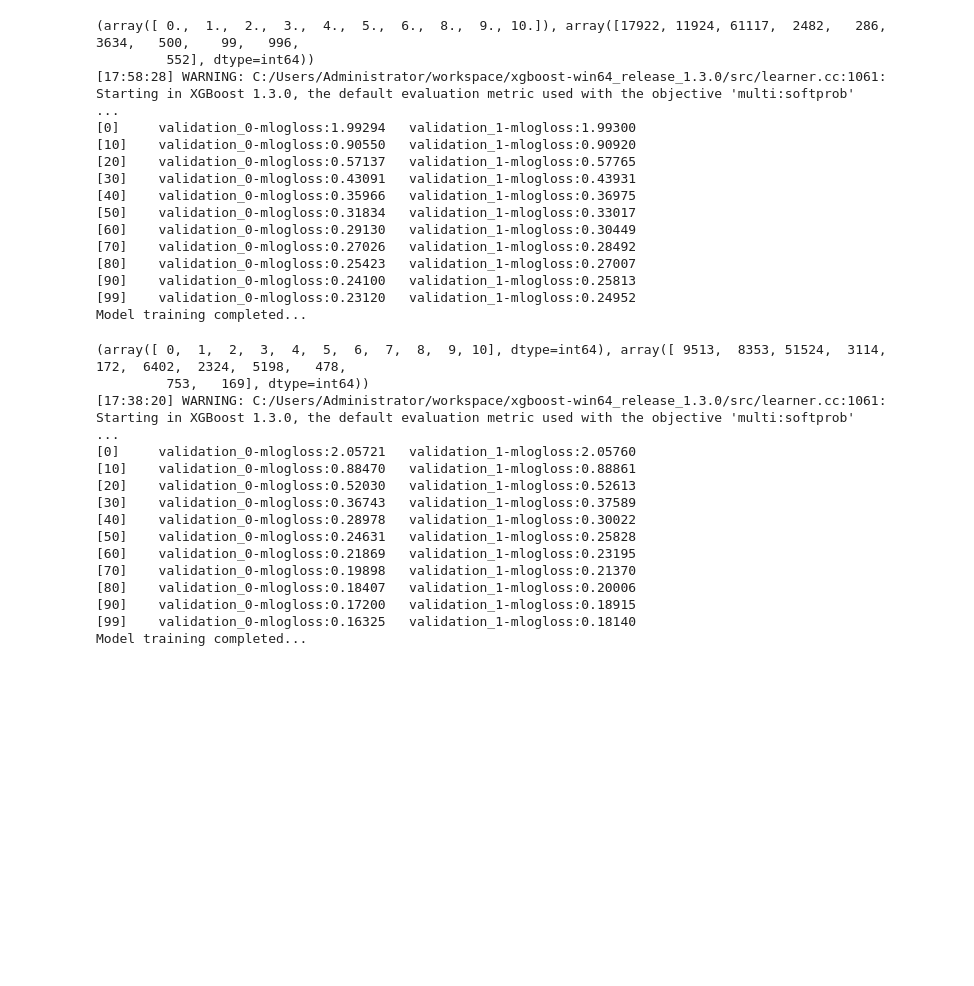
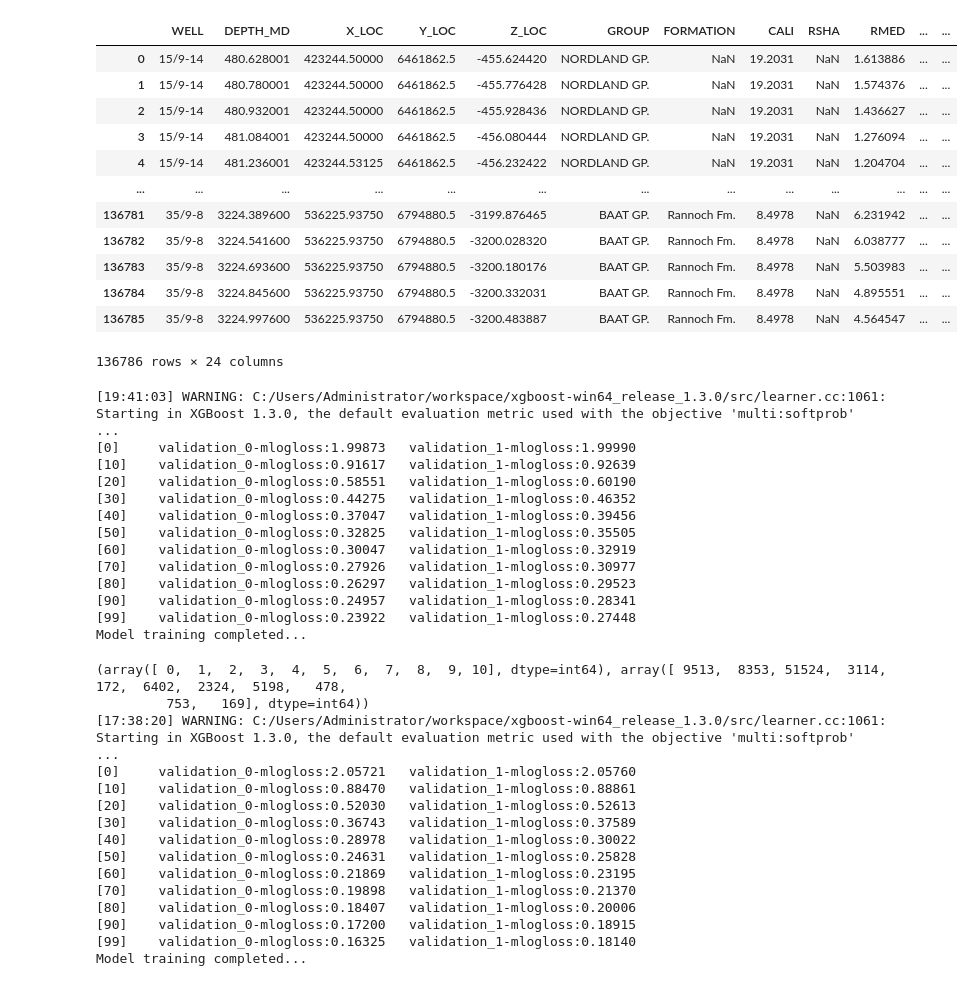
Before and after one commit to olawaleibrahim/beta-tests, a Jupyter notebook: petroeval/Lithofacies_Start_End_Example.ipynb, the cells around one changed output. Cells and saved outputs as stored; diff of their text form; code cells hidden in the pictures; blank space fills up the shorter version.

```diff
--- a/petroeval/Lithofacies_Start_End_Example.ipynb
+++ b/petroeval/Lithofacies_Start_End_Example.ipynb
@@ -25,7 +25,7 @@ lithology_numbers = {30000: 0,
                         90000: 10,
                         93000: 11}
 
-labels['FORCE_2020_LITHOFACIES_LITHOLOGY'] = labels.FORCE_2020_LITHOFACIES_LITHOLOGY.map(lithology_numbers)
+df['FORCE_2020_LITHOFACIES_LITHOLOGY'] = labels.FORCE_2020_LITHOFACIES_LITHOLOGY.map(lithology_numbers)
 # %%
-facies = pds.DataHandlers(df)
+facies = pds.DataHandlers(df=df, target='FORCE_2020_LITHOFACIES_LITHOLOGY')
 df1 = facies.set_mnemonics()
@@ -32,2 +50,18 @@ df1 = facies.set_mnemonics()
+# %%
+df1
+# %% [output]
+|  | WELL | DEPTH_MD | X_LOC | Y_LOC | Z_LOC | GROUP | FORMATION | CALI | RSHA | RMED | ... | ... |
+| 0 | 15/9-14 | 480.628001 | 423244.50000 | 6461862.5 | -455.624420 | NORDLAND GP. | NaN | 19.2031 | NaN | 1.613886 | ... | ... |
+| 1 | 15/9-14 | 480.780001 | 423244.50000 | 6461862.5 | -455.776428 | NORDLAND GP. | NaN | 19.2031 | NaN | 1.574376 | ... | ... |
+| 2 | 15/9-14 | 480.932001 | 423244.50000 | 6461862.5 | -455.928436 | NORDLAND GP. | NaN | 19.2031 | NaN | 1.436627 | ... | ... |
+| 3 | 15/9-14 | 481.084001 | 423244.50000 | 6461862.5 | -456.080444 | NORDLAND GP. | NaN | 19.2031 | NaN | 1.276094 | ... | ... |
+| 4 | 15/9-14 | 481.236001 | 423244.53125 | 6461862.5 | -456.232422 | NORDLAND GP. | NaN | 19.2031 | NaN | 1.204704 | ... | ... |
+| ... | ... | ... | ... | ... | ... | ... | ... | ... | ... | ... | ... | ... |
+| 136781 | 35/9-8 | 3224.389600 | 536225.93750 | 6794880.5 | -3199.876465 | BAAT GP. | Rannoch Fm. | 8.4978 | NaN | 6.231942 | ... | ... |
+| 136782 | 35/9-8 | 3224.541600 | 536225.93750 | 6794880.5 | -3200.028320 | BAAT GP. | Rannoch Fm. | 8.4978 | NaN | 6.038777 | ... | ... |
+| 136783 | 35/9-8 | 3224.693600 | 536225.93750 | 6794880.5 | -3200.180176 | BAAT GP. | Rannoch Fm. | 8.4978 | NaN | 5.503983 | ... | ... |
+| 136784 | 35/9-8 | 3224.845600 | 536225.93750 | 6794880.5 | -3200.332031 | BAAT GP. | Rannoch Fm. | 8.4978 | NaN | 4.895551 | ... | ... |
+| 136785 | 35/9-8 | 3224.997600 | 536225.93750 | 6794880.5 | -3200.483887 | BAAT GP. | Rannoch Fm. | 8.4978 | NaN | 4.564547 | ... | ... |
+136786 rows × 24 columns
 # %%
 df1['target'] = labels.FORCE_2020_LITHOFACIES_LITHOLOGY
@@ -36,25 +69,23 @@ df1.target.iloc[110000:122396] = np.nan
 facies = pds.PredictLabels(df1, 'DEPTH_MD')
 # %%
 model, test_features = facies._train(train_df=df1,
-                                     start=110000,
-                                     end=122396,
-                                     target='target',
+                                     start=480,
+                                     end=1000,
+                                     target='FORCE_2020_LITHOFACIES_LITHOLOGY',
                                      model='XGB')
 # %% [output]
-(array([ 0.,  1.,  2.,  3.,  4.,  5.,  6.,  8.,  9., 10.]), array([17922, 11924, 61117,  2482,   286,  3634,   500,    99,   996,
-         552], dtype=int64))
-[17:58:28] WARNING: C:/Users/Administrator/workspace/xgboost-win64_release_1.3.0/src/learner.cc:1061: Starting in XGBoost 1.3.0, the default evaluation metric used with the objective 'multi:softprob'  ...
-[0]     validation_0-mlogloss:1.99294   validation_1-mlogloss:1.99300
-[10]    validation_0-mlogloss:0.90550   validation_1-mlogloss:0.90920
-[20]    validation_0-mlogloss:0.57137   validation_1-mlogloss:0.57765
-[30]    validation_0-mlogloss:0.43091   validation_1-mlogloss:0.43931
-[40]    validation_0-mlogloss:0.35966   validation_1-mlogloss:0.36975
-[50]    validation_0-mlogloss:0.31834   validation_1-mlogloss:0.33017
-[60]    validation_0-mlogloss:0.29130   validation_1-mlogloss:0.30449
-[70]    validation_0-mlogloss:0.27026   validation_1-mlogloss:0.28492
-[80]    validation_0-mlogloss:0.25423   validation_1-mlogloss:0.27007
-[90]    validation_0-mlogloss:0.24100   validation_1-mlogloss:0.25813
-[99]    validation_0-mlogloss:0.23120   validation_1-mlogloss:0.24952
+[19:41:03] WARNING: C:/Users/Administrator/workspace/xgboost-win64_release_1.3.0/src/learner.cc:1061: Starting in XGBoost 1.3.0, the default evaluation metric used with the objective 'multi:softprob'  ...
+[0]     validation_0-mlogloss:1.99873   validation_1-mlogloss:1.99990
+[10]    validation_0-mlogloss:0.91617   validation_1-mlogloss:0.92639
+[20]    validation_0-mlogloss:0.58551   validation_1-mlogloss:0.60190
+[30]    validation_0-mlogloss:0.44275   validation_1-mlogloss:0.46352
+[40]    validation_0-mlogloss:0.37047   validation_1-mlogloss:0.39456
+[50]    validation_0-mlogloss:0.32825   validation_1-mlogloss:0.35505
+[60]    validation_0-mlogloss:0.30047   validation_1-mlogloss:0.32919
+[70]    validation_0-mlogloss:0.27926   validation_1-mlogloss:0.30977
+[80]    validation_0-mlogloss:0.26297   validation_1-mlogloss:0.29523
+[90]    validation_0-mlogloss:0.24957   validation_1-mlogloss:0.28341
+[99]    validation_0-mlogloss:0.23922   validation_1-mlogloss:0.27448
 Model training completed...
 # %%
 model, test_features = facies._train(train_df=df1,
```
Also changed, not shown: parts of 5 cells of this notebook, 2 other files.
